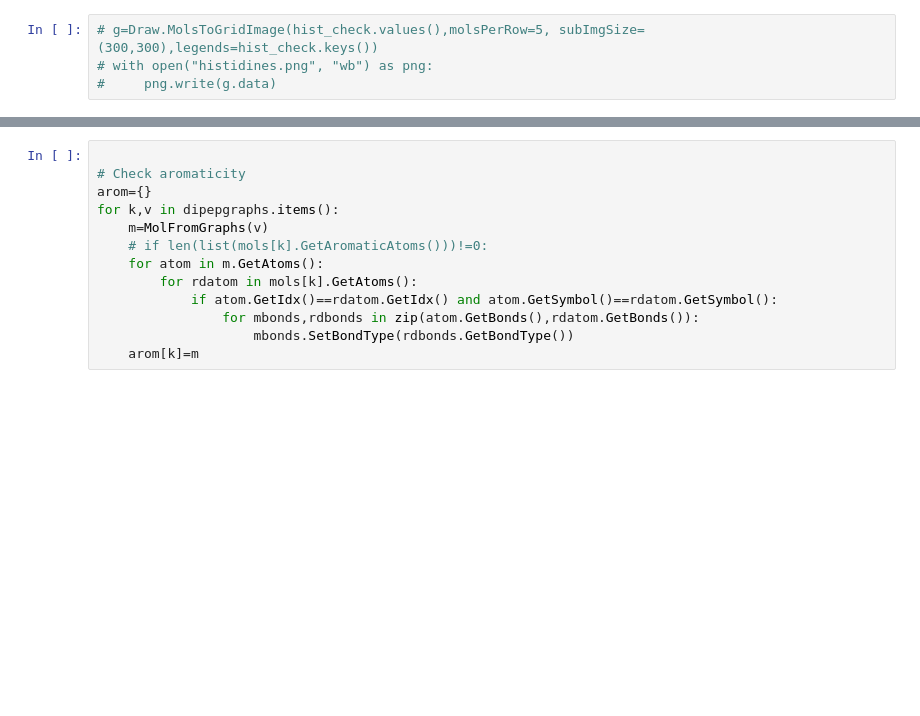
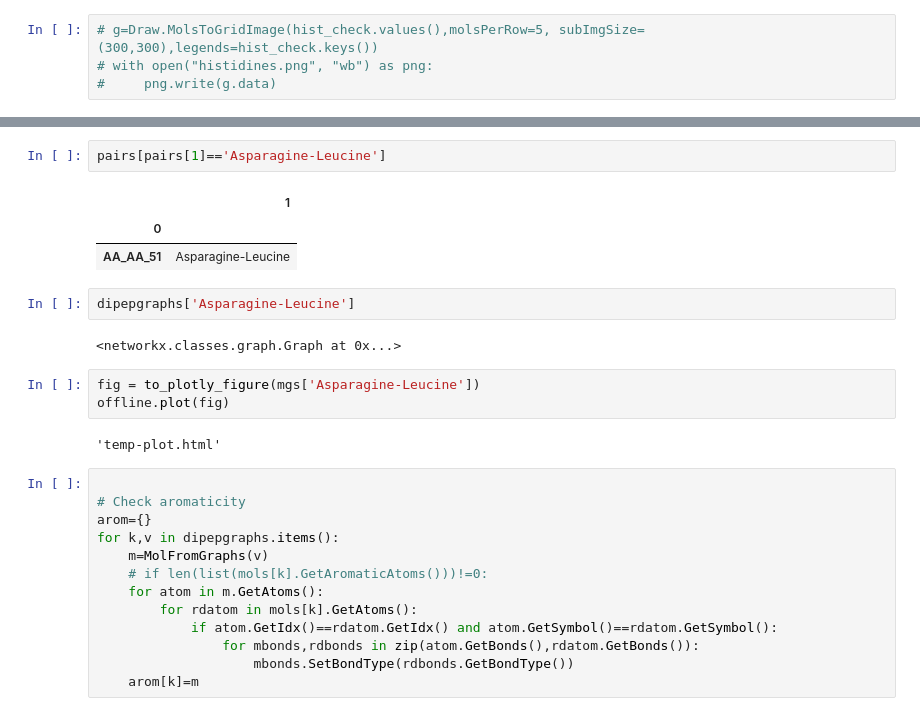
Before and after one commit to ChemRacer/dipeptide_co2, a Jupyter notebook: interaction_sites.ipynb, the cells around one changed output, grey strips where cells are left out. Saved outputs shown, nothing was run; the diff lists cells and outputs as text; blank space fills up the shorter version.

```diff
--- a/interaction_sites.ipynb
+++ b/interaction_sites.ipynb
@@ -409,3 +443,18 @@ for idx,(k,v) in enumerate(dipepgraphs.items()):
+# %%
+pairs[pairs[1]=='Asparagine-Leucine']
+# %% [output]
+|  | 1 |
+| 0 |  |
+| AA_AA_51 | Asparagine-Leucine |
+# %%
+dipepgraphs['Asparagine-Leucine']
+# %% [output]
+<networkx.classes.graph.Graph at 0x...>
+# %%
+fig = to_plotly_figure(mgs['Asparagine-Leucine'])
+offline.plot(fig)
+# %% [output]
+'temp-plot.html'
 # %%
 
 # Check aromaticity
```
Also changed, not shown: parts of 9 cells of this notebook, 13 other files.
